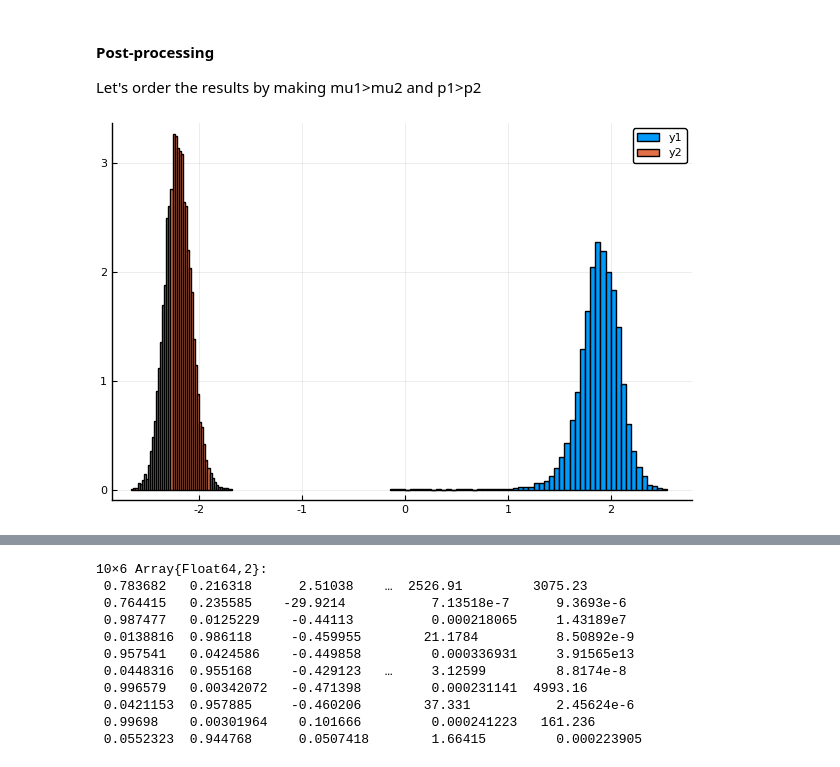
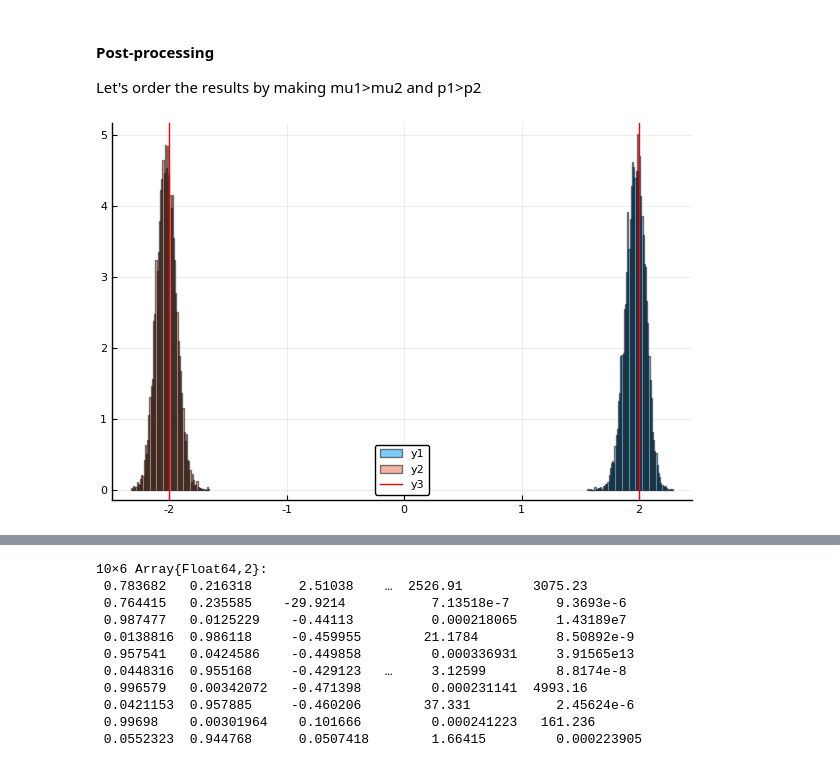
Before and after one commit to davibarreira/Computational_Statistics, a Jupyter notebook: Exercises2/Sheet2 Exercise 6.ipynb, the cells around one changed output, grey strips where cells are left out. Saved outputs shown, nothing was run; the diff lists cells and outputs as text; code cells hidden in the pictures.

```diff
--- a/Exercises2/Sheet2 Exercise 6.ipynb
+++ b/Exercises2/Sheet2 Exercise 6.ipynb
@@ -8,16 +8,16 @@ Plots.PyPlotBackend()
 # %% [markdown]
 ## Sample synthetic dataset from mixture model.
 # %%
-mu    = [-2,2]
+mu0    = [-2,2]
 sigma2= [1,1]
-p     = [0.5,0.5]
-w = Weights(p)
-M = 100
+p0     = [0.5,0.5]
+w = Weights(p0)
+M = 500
 X = zeros(M)
 s = sample(1:2, w,M)
 for i = 1:M
     j = s[i]
-    X[i]+= rand(Normal(mu[j],sigma2[j]))
+    X[i]+= rand(Normal(mu0[j],sigma2[j]))
 end
 
 p = histogram(X,xlabel="Y",ylabel="Frequency",normalize=true,legend=false,nbins=M)
@@ -122,7 +128,8 @@ for i = 1:steps
     end
 end
 # %%
-histogram(mu1,normalize=true)
-histogram!(mu2,normalize=true)
+histogram(mu1[1000:end],normalize=true,alpha=0.5)
+histogram!(mu2[1000:end],normalize=true,alpha=0.5)
+vline!(mu0,color="red")
 # %% [output]
-[figure, old version]
+[figure, new version]
```
Also changed, not shown: parts of 7 cells of this notebook.
